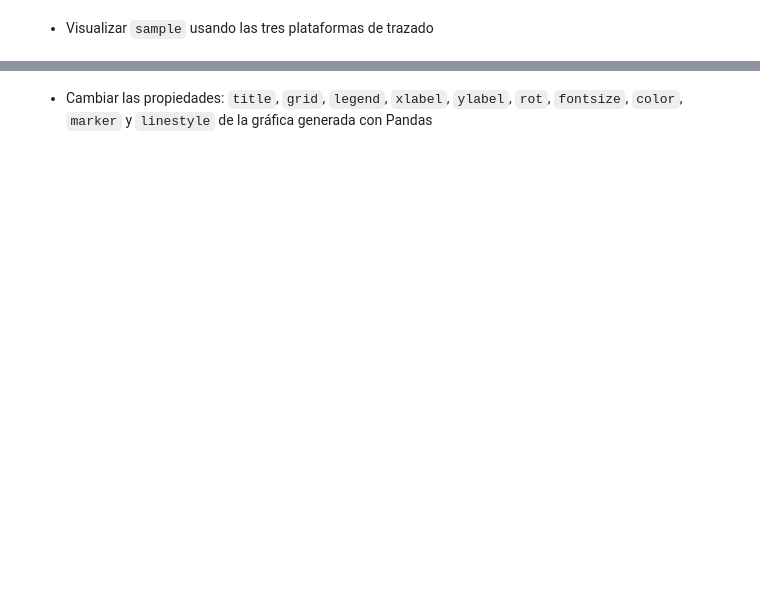
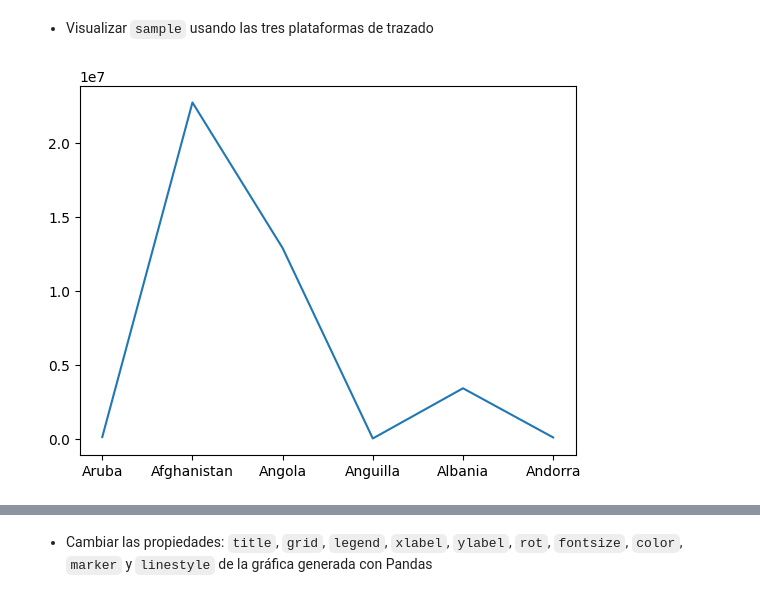
Before and after one commit to sebas-serrano/graficas_python, a Jupyter notebook: Gráficas_estáticas_en_Python_Sesion1_Enunciados.ipynb, the cells around one changed output, grey strips where cells are left out. Cells and saved outputs as stored; diff of their text form; code cells hidden in the pictures; blank space fills up the shorter version.

```diff
--- a/Gráficas_estáticas_en_Python_Sesion1_Enunciados.ipynb
+++ b/Gráficas_estáticas_en_Python_Sesion1_Enunciados.ipynb
@@ -17,5 +34,5 @@ Sube a tu drive los dos archivos csv que el instructor te proporcionará y crea
 # %%
-countries = pd.read_csv('/content/drive/MyDrive/Colab Notebooks/UFO/world_table_country.csv')
+countries = pd.read_csv('/content/world_table_country.csv')
 countries
 # %% [output]
 |  | Code | Name | Continent | Region | SurfaceArea | IndepYear | Population | LifeExpectancy | GNP | ... |
@@ -56,4 +83,6 @@ cities
 # %% [markdown]
 *   Borrar los registros que tengan `NaN` en la columna `Capital`
+# %%
+countries.dropna(axis=0, subset=['Capital'], inplace=True)
 # %% [markdown]
 *   Ejecutar el mismo análisis con `cities`
@@ -81,3 +161,6 @@ import seaborn as sns
 ## 2.1 Trazado básico y personalización de la estética
 # %% [markdown]
 *   Generar un nuevo dataframe (`sample`) con los 6 primeros registros de `countries` y dejando únicamente las columnas `Name` y `Population`
+# %%
+sample = countries.loc[0:5, ['Name', 'Population']]
+sample
@@ -84,2 +175,5 @@ import seaborn as sns
 # %% [markdown]
 *   Hacer que `Name` sea el índice
+# %%
+sample.set_index('Name', inplace=True)
+sample
@@ -86,2 +189,8 @@ import seaborn as sns
 # %% [markdown]
 *   Visualizar `sample` usando las tres plataformas de trazado
+# %%
+# Matplotlib
+plt.plot(sample.index, sample['Population'])
+plt.show()
+# %% [output]
+[figure, added]
```
Also changed, not shown: parts of 31 cells of this notebook.
